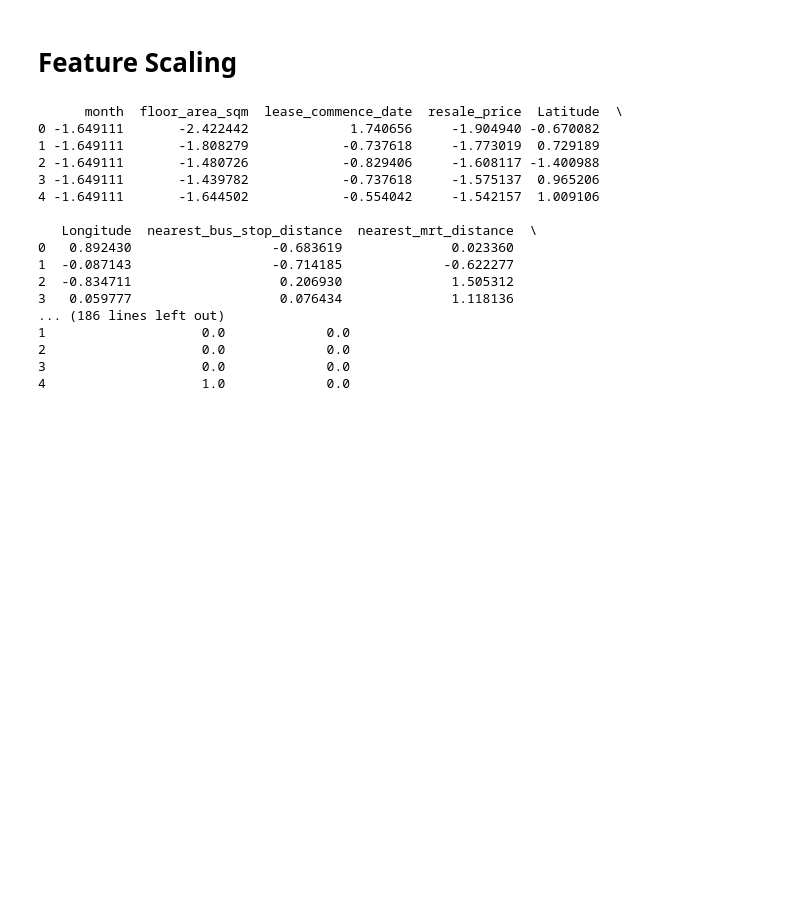
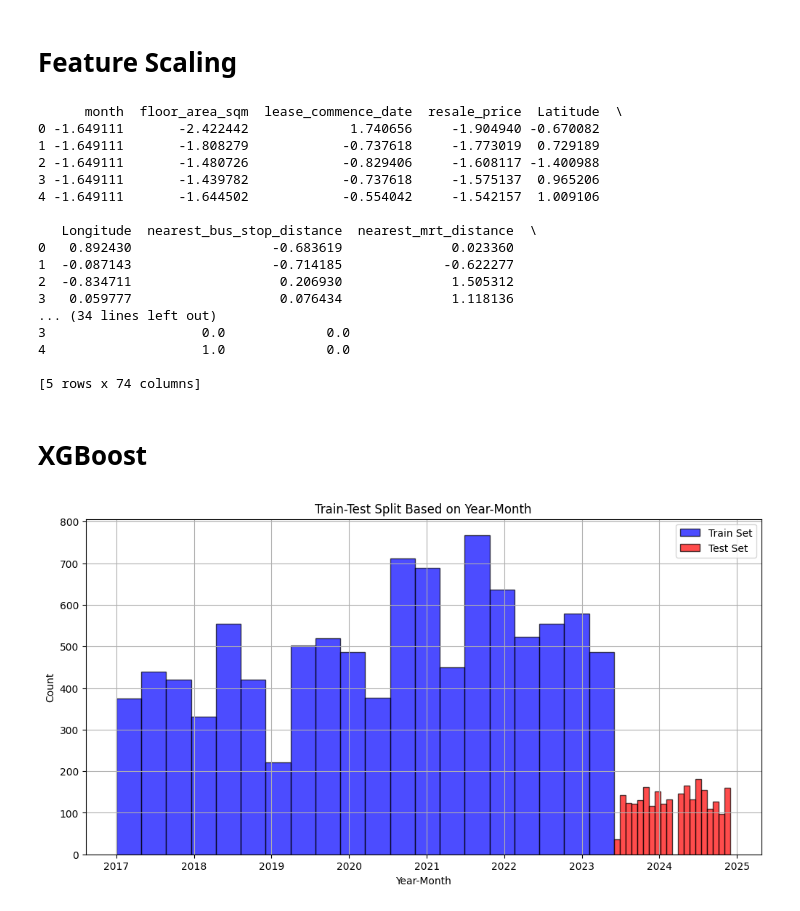
Before and after one commit to cheesexuanyang/Machine-Learning_lab-P5_Group11, a Jupyter notebook: INF2008_Project_HDB.ipynb, the cells around one changed output. Saved outputs shown, nothing was run; the diff lists cells and outputs as text; code cells hidden in the pictures; blank space fills up the shorter version.

Commit message:
xgboost
bulk of xgboost done

```diff
--- a/INF2008_Project_HDB.ipynb
+++ b/INF2008_Project_HDB.ipynb
@@ -10,7 +10,7 @@ from sklearn.preprocessing import StandardScaler, MinMaxScaler
 from sklearn.compose import ColumnTransformer
 
 # Load your dataset into a DataFrame
-df = pd.read_csv("C://Users//Chee Xuan Yang//SIT//y2_tri2//machine_learning//Machine-Learning_lab-P5_Group11//TampinesResaleFlat_with_LatLong_with_Features.csv")
+df = pd.read_csv("TampinesResaleFlat_with_LatLong_with_Features.csv")
 # %% [markdown]
 # Data Inspection
 # %%
@@ -385,7 +387,6 @@ plt.show()
 # %% [markdown]
 # Feature Scaling
 # %%
-
 # List of numerical features
 numerical_features = ['month', 'floor_area_sqm', 'lease_commence_date', 'resale_price',
                       'Latitude', 'Longitude', 'nearest_bus_stop_distance', 'nearest_mrt_distance',
@@ -395,6 +396,11 @@ numerical_features = ['month', 'floor_area_sqm', 'lease_commence_date', 'resale_
 
 # List of categorical features (one-hot encoded)
 categorical_features = [col for col in df.columns if col not in numerical_features]
+
+# storing values before one hot encoding for xgboost usage
+original_numerical_stats = {}
+for col in numerical_features:
+    original_numerical_stats[col] = {"mean": df[col].mean(), "std": df[col].std()}
 
 # Initialize the StandardScaler
 scaler = StandardScaler()
@@ -420,8 +426,10 @@ print(scaled_df.head())
 1  -0.087143                  -0.714185             -0.622277
 2  -0.834711                   0.206930              1.505312
 3   0.059777                   0.076434              1.118136
-... (186 lines left out)
-1                    0.0             0.0
-2                    0.0             0.0
+... (34 lines left out)
 3                    0.0             0.0
 4                    1.0             0.0
+
+[5 rows x 74 columns]
+# %% [markdown]
+# XGBoost
@@ -427,0 +465,15 @@ print(scaled_df.head())
+# %%
+# Sort dataset by year first, then by month
+xg_df.sort_values(by=["year", "month"], ascending=[True, True], inplace=True)
+
+# Split dataset for training vs testing
+xg_split_index = int(len(xg_df) * 0.8)
+xg_train_df = xg_df.iloc[:xg_split_index].copy()
+xg_test_df = xg_df.iloc[xg_split_index:].copy()
+
+# Define features and target variable
+xg_X_train = xg_train_df.drop(columns=["resale_price"])
+xg_y_train = xg_train_df["resale_price"]
+
+xg_X_test = xg_test_df.drop(columns=["resale_price"])
+xg_y_test = xg_test_df["resale_price"]
@@ -427,0 +486,23 @@ print(scaled_df.head())
+# %%
+# Create a continuous time axis by combining year and month
+xg_train_df["YearMonth"] = xg_train_df["year"].astype(str) + "-" + xg_train_df["month"].astype(str).str.zfill(2)
+xg_test_df["YearMonth"] = xg_test_df["year"].astype(str) + "-" + xg_test_df["month"].astype(str).str.zfill(2)
+
+# Convert to datetime format for proper ordering in the plot
+xg_train_df["YearMonth"] = pd.to_datetime(xg_train_df["YearMonth"])
+xg_test_df["YearMonth"] = pd.to_datetime(xg_test_df["YearMonth"])
+
+# Plot train and test distributions
+plt.figure(figsize=(12, 6))
+
+plt.hist(xg_train_df["YearMonth"], bins=20, alpha=0.7, label="Train Set", color="blue", edgecolor="black")
+plt.hist(xg_test_df["YearMonth"], bins=20, alpha=0.7, label="Test Set", color="red", edgecolor="black")
+
+plt.xlabel("Year-Month")
+plt.ylabel("Count")
+plt.title("Train-Test Split Based on Year-Month")
+plt.legend()
+plt.grid(True)
+plt.show()
+# %% [output]
+[figure, added]
```
Also changed, not shown: parts of 19 cells of this notebook, 2 other files.
